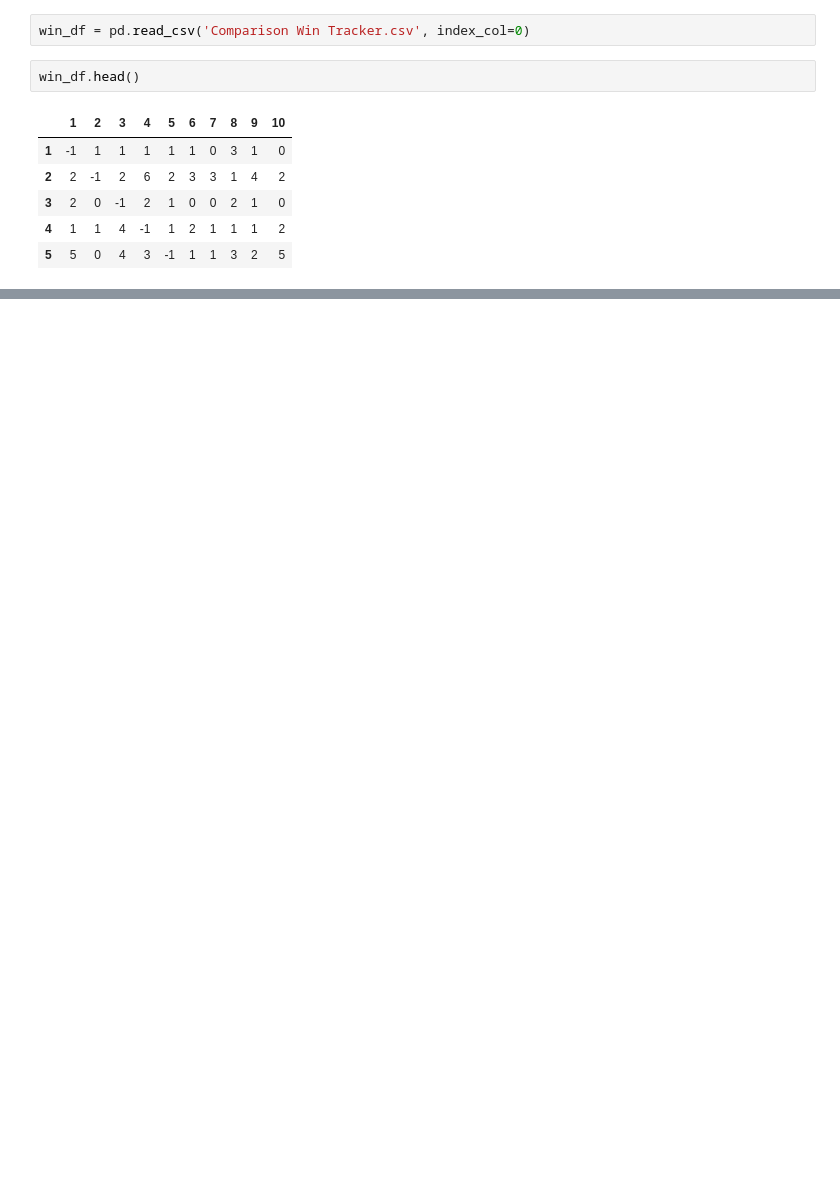
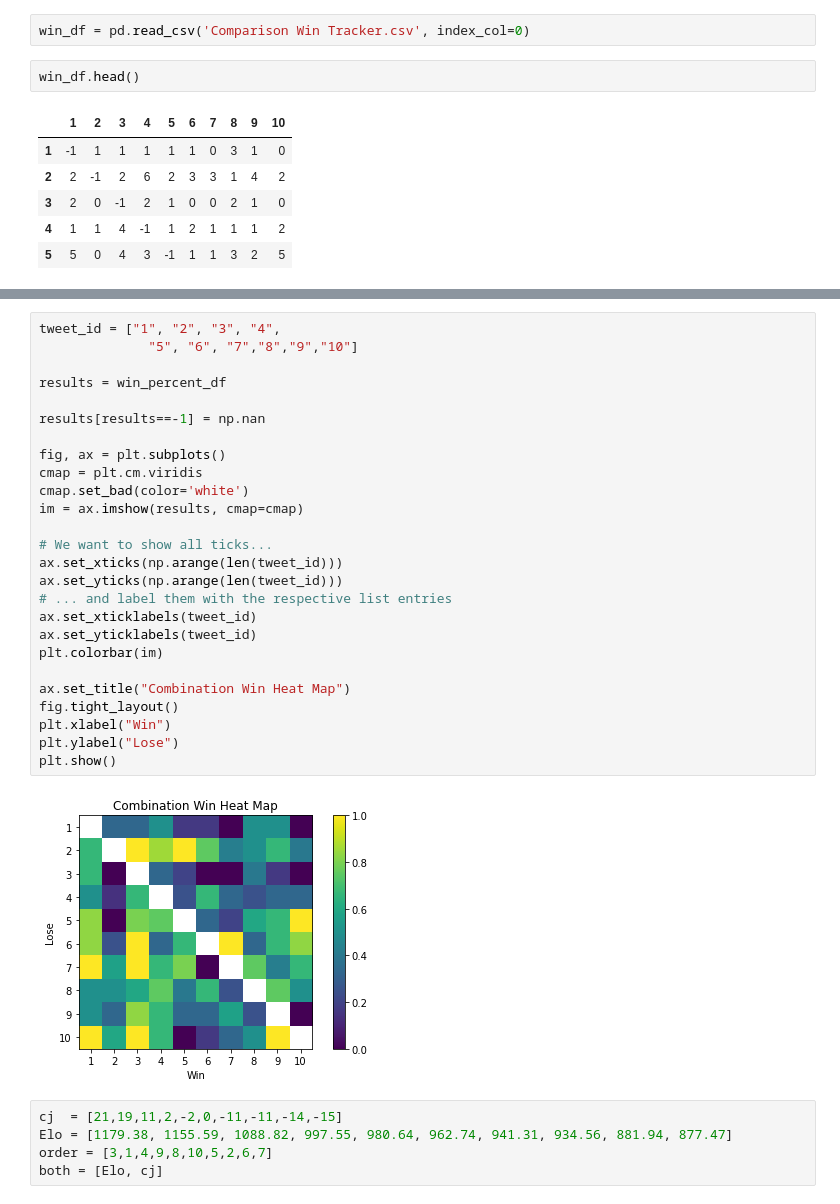
Before and after one commit to codingWithAndy/CDT_MSc_Thesis, a Jupyter notebook: Implementation/Exploration/tweet_feedback.ipynb, the cells around one changed output, grey strips where cells are left out. Saved outputs shown, nothing was run; the diff lists cells and outputs as text; blank space fills up the shorter version.

Commit message:
thesis results development.

```diff
--- a/Implementation/Exploration/tweet_feedback.ipynb
+++ b/Implementation/Exploration/tweet_feedback.ipynb
@@ -700,0 +746,33 @@ plt.show()
+# %%
+tweet_id = ["1", "2", "3", "4",
+              "5", "6", "7","8","9","10"]
+
+results = win_percent_df
+
+results[results==-1] = np.nan
+
+fig, ax = plt.subplots()
+cmap = plt.cm.viridis
+cmap.set_bad(color='white')
+im = ax.imshow(results, cmap=cmap)
+
+# We want to show all ticks...
+ax.set_xticks(np.arange(len(tweet_id)))
+ax.set_yticks(np.arange(len(tweet_id)))
+# ... and label them with the respective list entries
+ax.set_xticklabels(tweet_id)
+ax.set_yticklabels(tweet_id)
+plt.colorbar(im)
+
+ax.set_title("Combination Win Heat Map")
+fig.tight_layout()
+plt.xlabel("Win")
+plt.ylabel("Lose")
+plt.show()
+# %% [output]
+[figure, added]
+# %%
+cj  = [21,19,11,2,-2,0,-11,-11,-14,-15]
+Elo = [1179.38, 1155.59, 1088.82, 997.55, 980.64, 962.74, 941.31, 934.56, 881.94, 877.47]
+order = [3,1,4,9,8,10,5,2,6,7]
+both = [Elo, cj]
```
Also changed, not shown: parts of 13 cells of this notebook, 11 other files.
